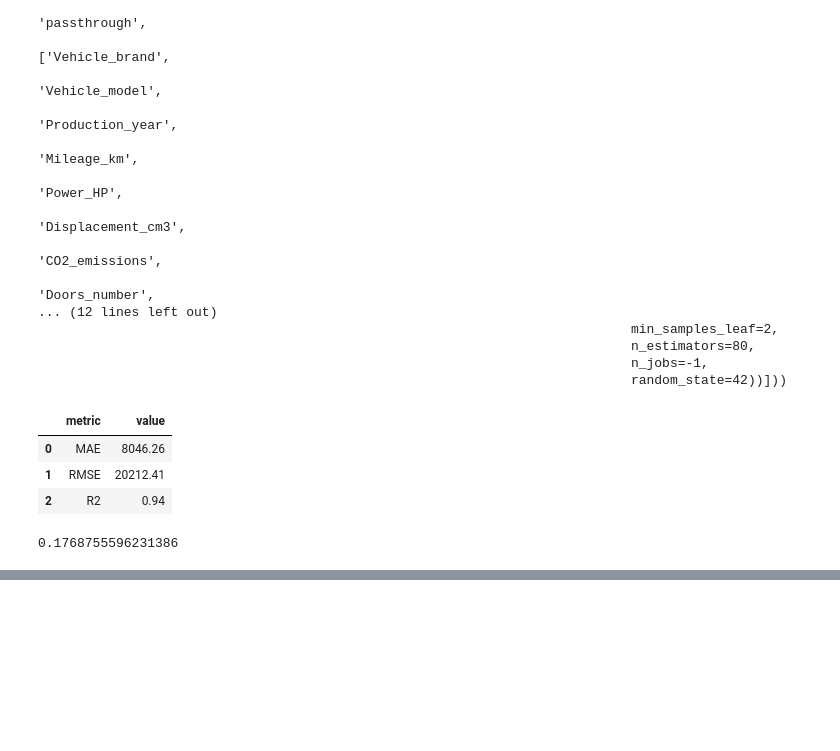
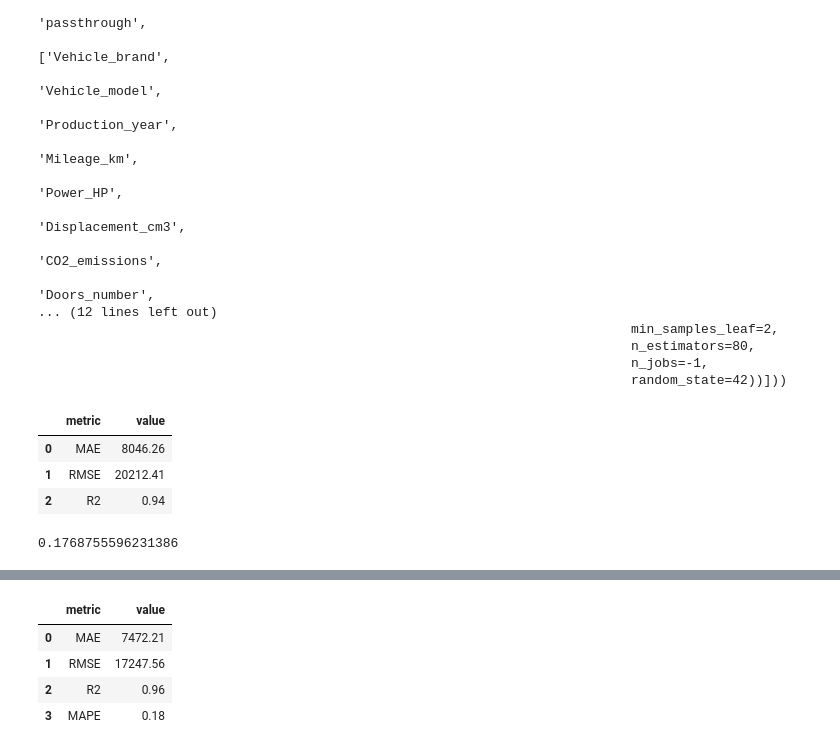
Before and after one commit to s24118-ui/SUML, a Jupyter notebook: SUML_Projekt.ipynb, the cells around one changed output, grey strips where cells are left out. Saved outputs shown, nothing was run; the diff lists cells and outputs as text; code cells hidden in the pictures; blank space fills up the shorter version.

```diff
--- a/SUML_Projekt.ipynb
+++ b/SUML_Projekt.ipynb
@@ -1090,0 +1193,23 @@ mape
+# %%
+y_test = test_data["Price"]
+X_test = test_data.drop(columns=["Price"])
+
+y_pred = predictor.predict(X_test)
+
+automl_metrics = pd.DataFrame({
+    "metric": ["MAE", "RMSE", "R2", "MAPE"],
+    "value": [
+        mean_absolute_error(y_test, y_pred),
+        np.sqrt(mean_squared_error(y_test, y_pred)),
+        r2_score(y_test, y_pred),
+        mean_absolute_percentage_error(y_test, y_pred)
+    ]
+})
+
+automl_metrics
+# %% [output]
+|  | metric | value |
+| 0 | MAE | 7472.21 |
+| 1 | RMSE | 17247.56 |
+| 2 | R2 | 0.96 |
+| 3 | MAPE | 0.18 |
```
Also changed, not shown: parts of 6 cells of this notebook.
